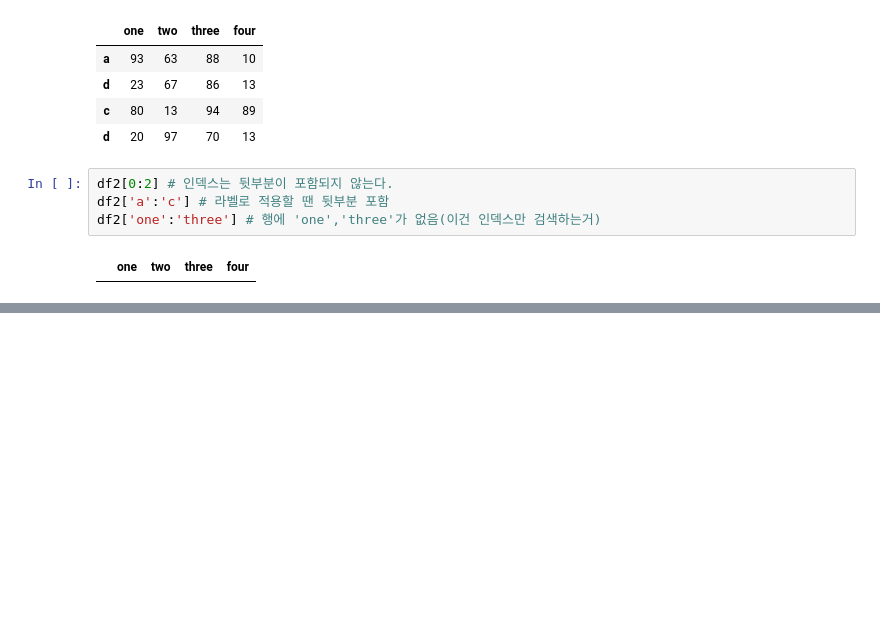
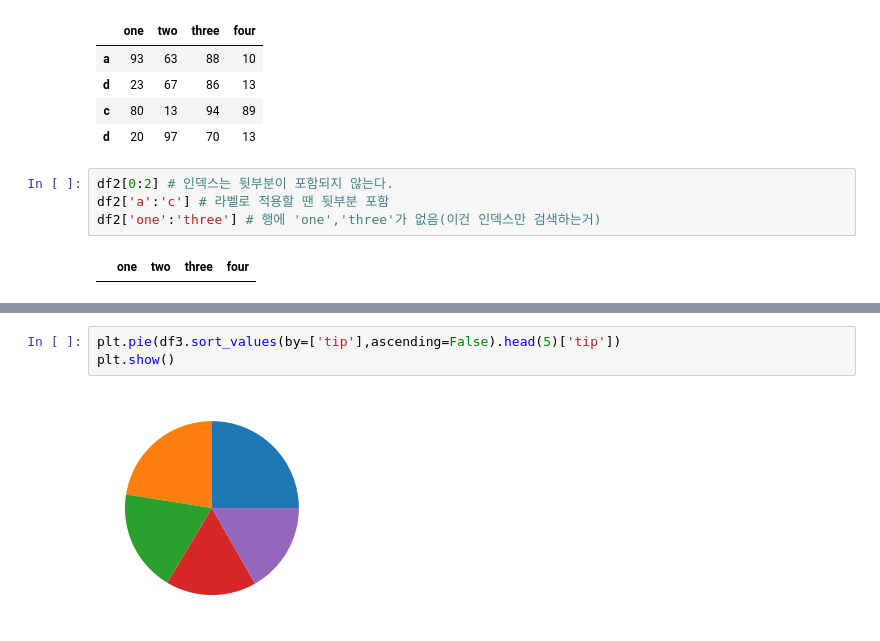
Before and after one commit to jaenjaen/TIL, a Jupyter notebook: python/03_Pandas/Pandas2 - DataFrame.ipynb, the cells around one changed output, grey strips where cells are left out. Saved outputs shown, nothing was run; the diff lists cells and outputs as text; blank space fills up the shorter version.

```diff
--- a/python/03_Pandas/Pandas2 - DataFrame.ipynb
+++ b/python/03_Pandas/Pandas2 - DataFrame.ipynb
@@ -213,0 +355,5 @@ c   63   76     24    44
+# %%
+plt.pie(df3.sort_values(by=['tip'],ascending=False).head(5)['tip'])
+plt.show()
+# %% [output]
+[figure, added]
```
Also changed, not shown: parts of 22 cells of this notebook.
